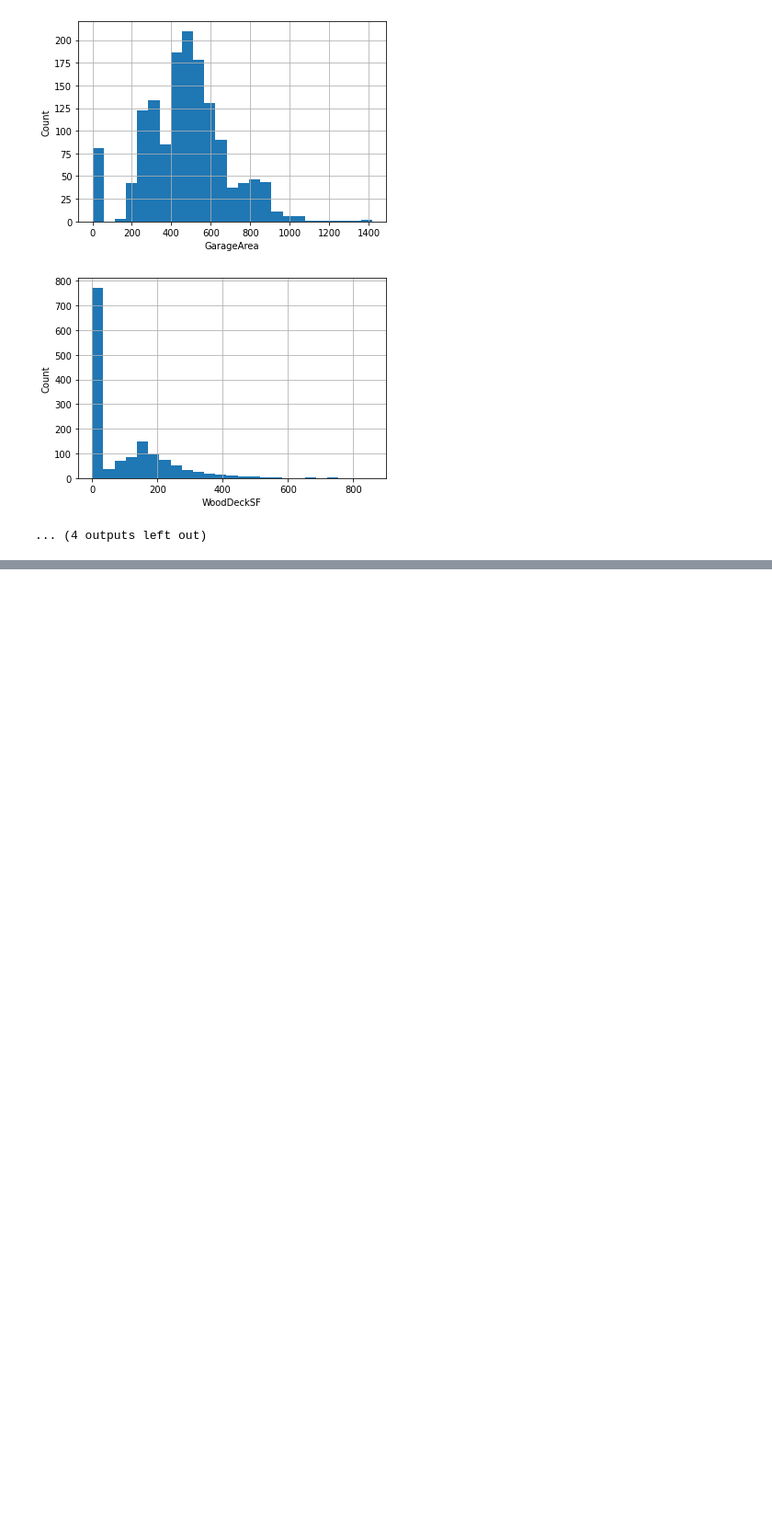
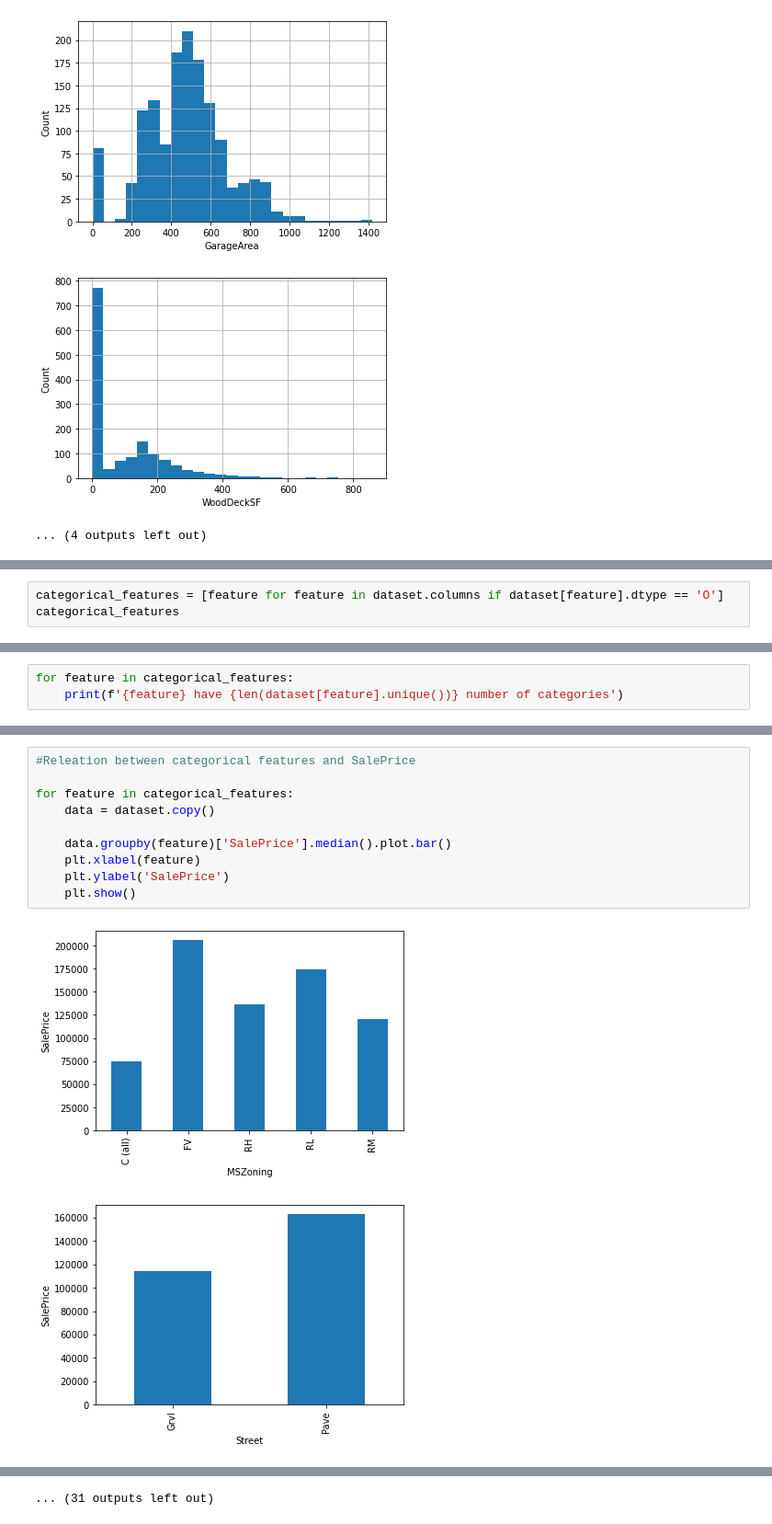
Before and after one commit to ayush270702/Advance-House-Price-Prediction, a Jupyter notebook: Data_analysis.ipynb, the cells around one changed output, grey strips where cells are left out. Shown at 92% size. Drawn from its saved outputs; the diff is of its cells as text; blank space fills up the shorter version.

```diff
--- a/Data_analysis.ipynb
+++ b/Data_analysis.ipynb
@@ -230,0 +281,3 @@ for feature in cont_feature:
+# %%
+categorical_features = [feature for feature in dataset.columns if dataset[feature].dtype == 'O']
+categorical_features
@@ -230,0 +311,3 @@ for feature in cont_feature:
+# %%
+for feature in categorical_features:
+    print(f'{feature} have {len(dataset[feature].unique())} number of categories')
@@ -230,0 +332,13 @@ for feature in cont_feature:
+# %%
+#Releation between categorical features and SalePrice
+
+for feature in categorical_features:
+    data = dataset.copy()
+
+    data.groupby(feature)['SalePrice'].median().plot.bar()
+    plt.xlabel(feature)
+    plt.ylabel('SalePrice')
+    plt.show()
+# %% [output]
+[figure, added]
+[figure, added]
@@ -230,0 +355 @@ for feature in cont_feature:
+... (31 outputs left out)
```
Also changed, not shown: parts of 8 cells of this notebook, 3 other files.
